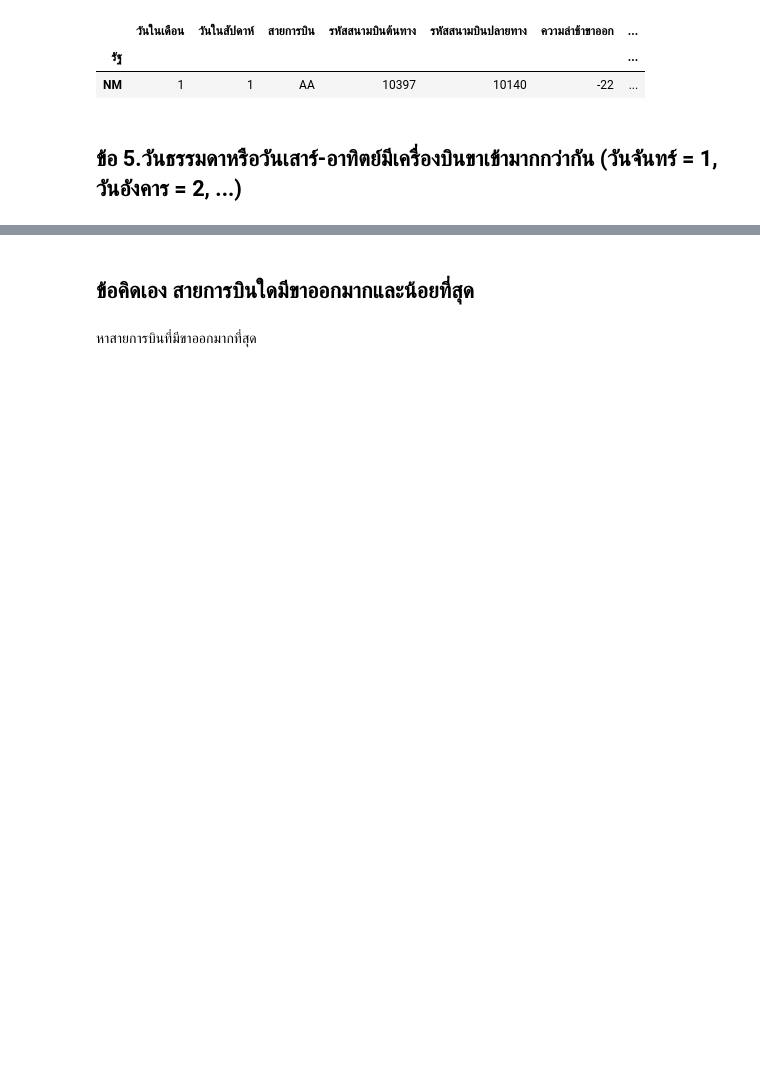
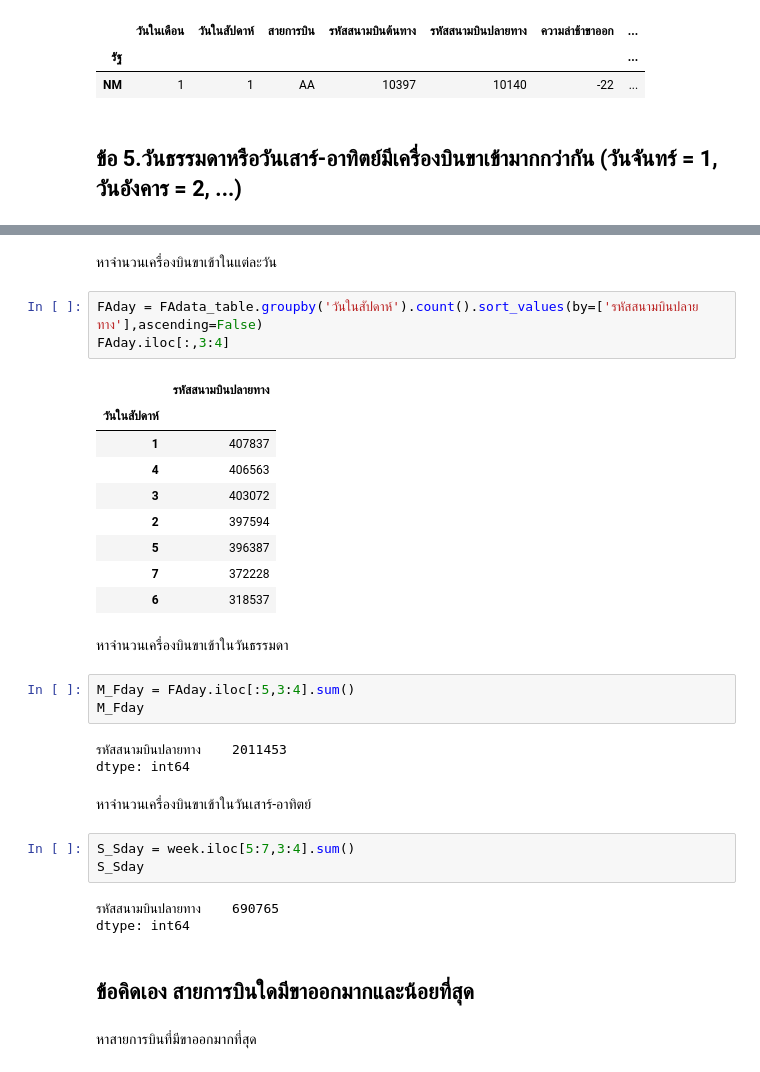
Before and after one commit to naruemonssp/DWDM21, a Jupyter notebook: MiniExam.ipynb, the cells around one changed output, grey strips where cells are left out. Cells and saved outputs as stored; diff of their text form; blank space fills up the shorter version.

```diff
--- a/MiniExam.ipynb
+++ b/MiniExam.ipynb
@@ -139,3 +157,34 @@ min.iloc[-1:,:]
+# %% [markdown]
+หาจำนวนเครื่องบินขาเข้าในแต่ละวัน
+# %%
+FAday = FAdata_table.groupby('วันในสัปดาห์').count().sort_values(by=['รหัสสนามบินปลายทาง'],ascending=False)
+FAday.iloc[:,3:4]
+# %% [output]
+|  | รหัสสนามบินปลายทาง |
+| วันในสัปดาห์ |  |
+| 1 | 407837 |
+| 4 | 406563 |
+| 3 | 403072 |
+| 2 | 397594 |
+| 5 | 396387 |
+| 7 | 372228 |
+| 6 | 318537 |
+# %% [markdown]
+หาจำนวนเครื่องบินขาเข้าในวันธรรมดา
+# %%
+M_Fday = FAday.iloc[:5,3:4].sum()
+M_Fday
+# %% [output]
+รหัสสนามบินปลายทาง    2011453
+dtype: int64
+# %% [markdown]
+หาจำนวนเครื่องบินขาเข้าในวันเสาร์-อาทิตย์
+# %%
+S_Sday = week.iloc[5:7,3:4].sum()
+S_Sday
+# %% [output]
+รหัสสนามบินปลายทาง    690765
+dtype: int64
 # %% [markdown]
 ## **ข้อคิดเอง สายการบินใดมีขาออกมากและน้อยที่สุด**
 # %% [markdown]
```
Also changed, not shown: parts of 6 cells of this notebook.
